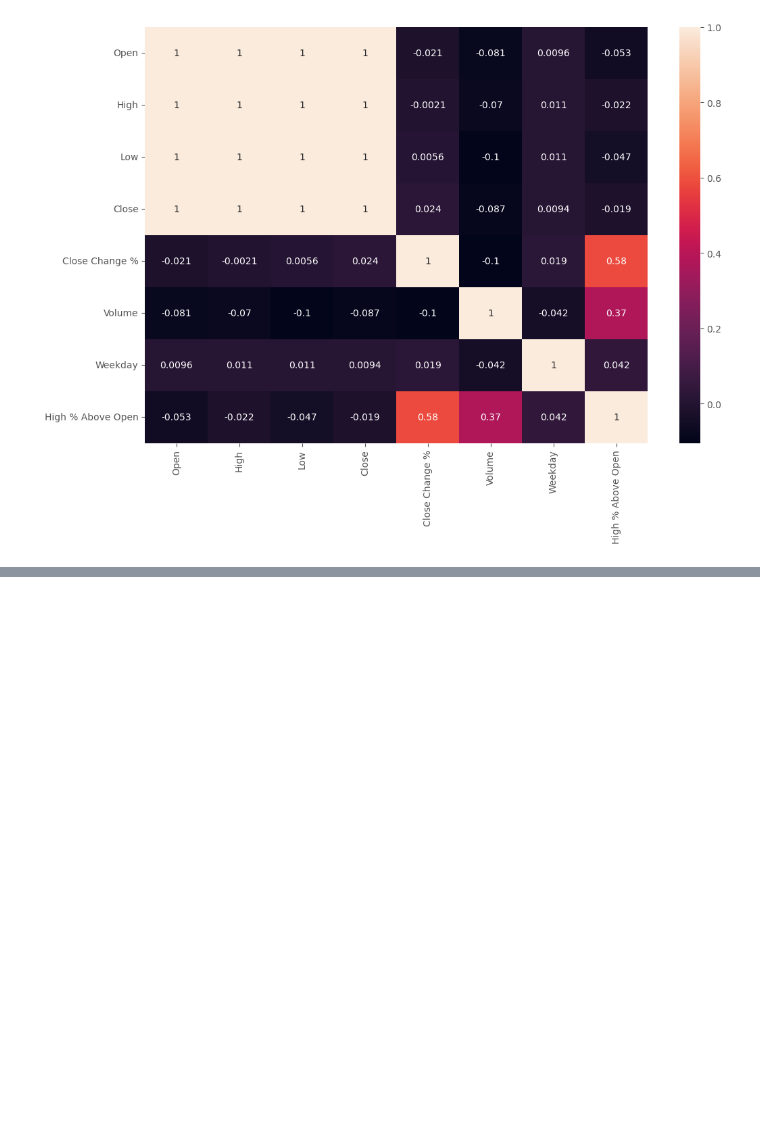
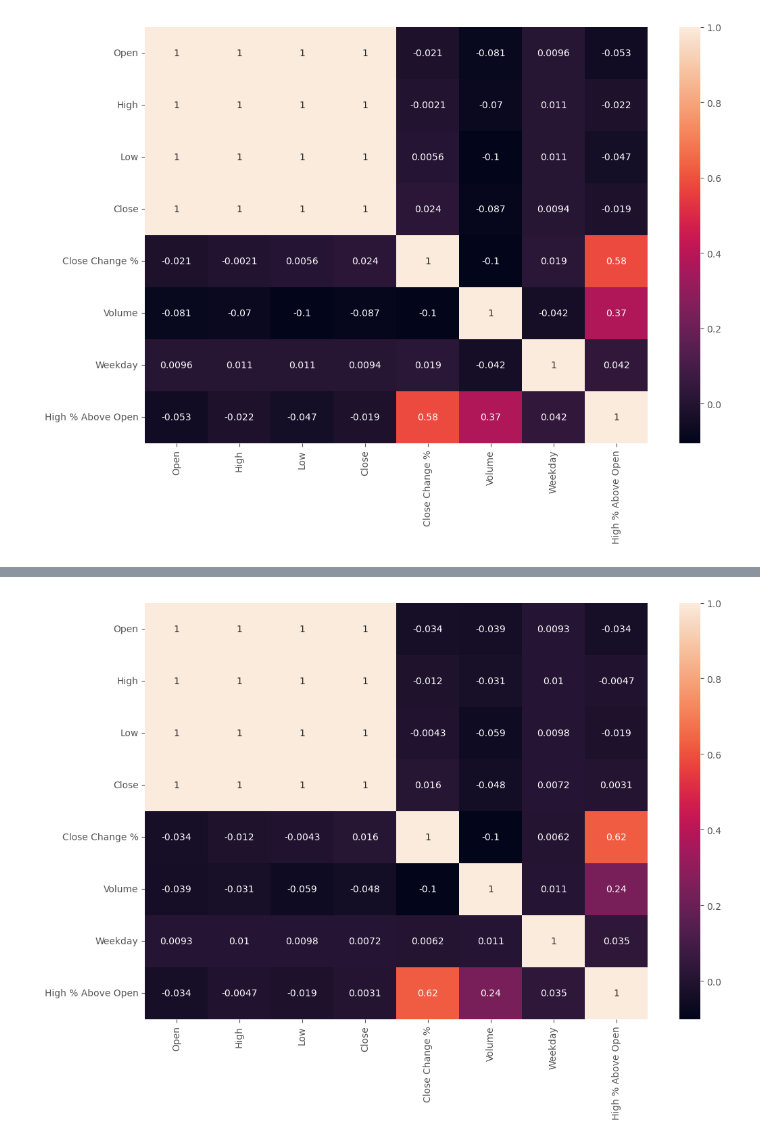
Before and after one commit to CynderHaines/SP500-Correlation, a Jupyter notebook: SP500 Correlations.ipynb, the cells around one changed output, grey strips where cells are left out. Saved outputs shown, nothing was run; the diff lists cells and outputs as text; code cells hidden in the pictures; blank space fills up the shorter version.

```diff
--- a/SP500 Correlations.ipynb
+++ b/SP500 Correlations.ipynb
@@ -140,0 +149,8 @@ plt.show()
+# %%
+correlation_matrix=df.corr(method='spearman')
+
+sns.heatmap(correlation_matrix, annot=True)
+
+plt.show()
+# %% [output]
+[figure, added]
```
Also changed, not shown: parts of 2 cells of this notebook.
